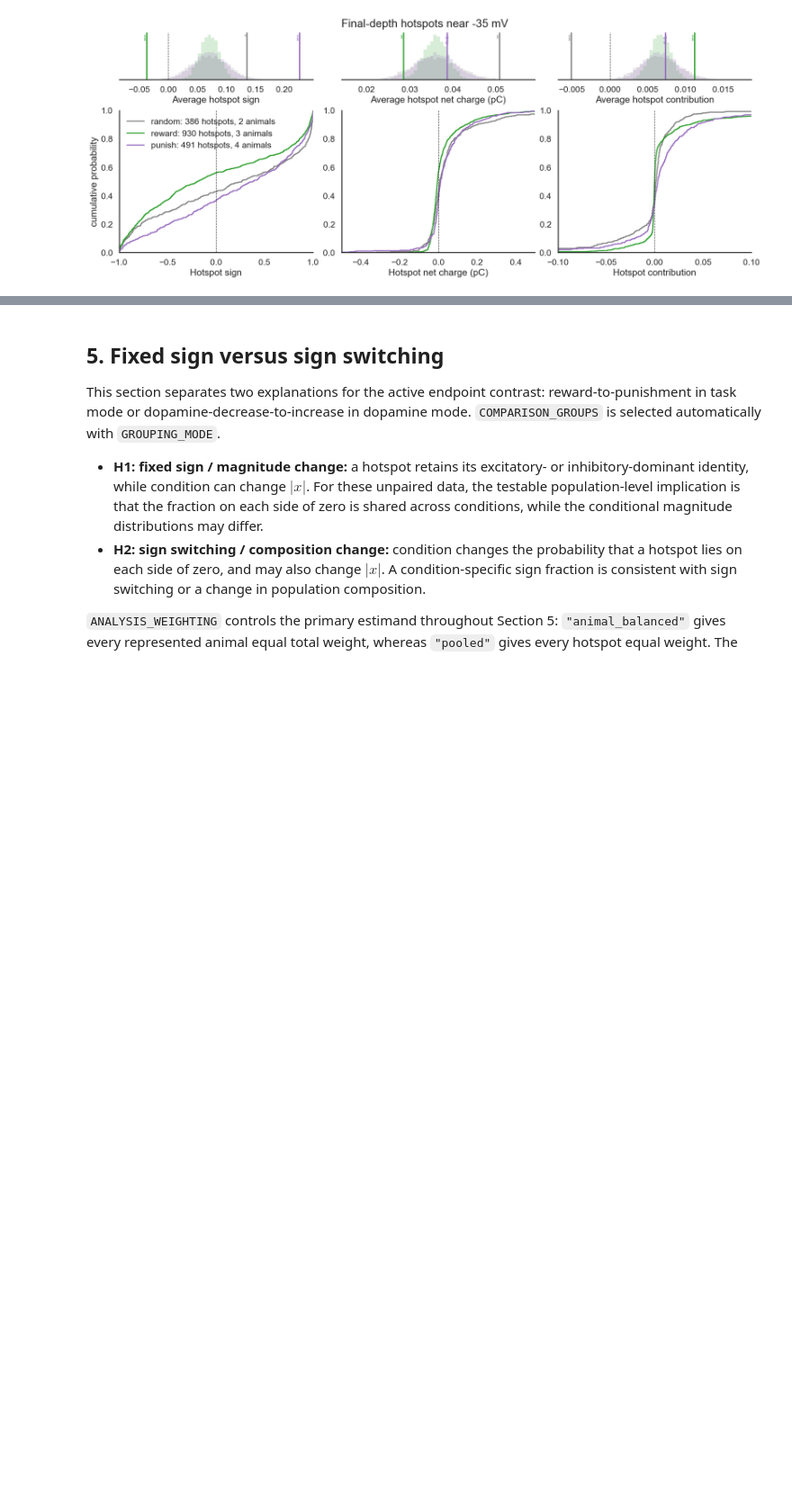
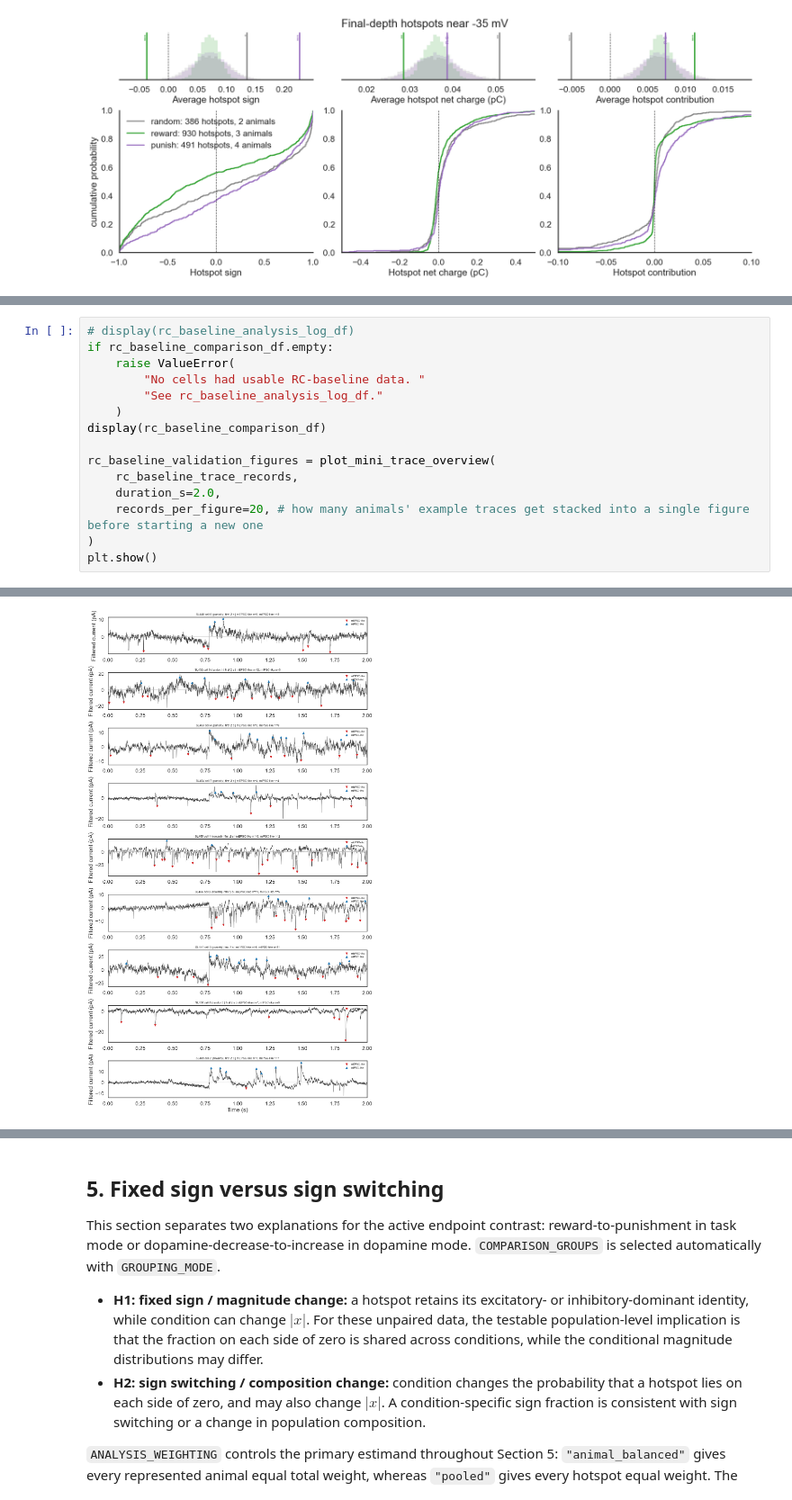
Before and after one commit to shunnnli/pyNeuroDAP, a Jupyter notebook: notebooks/Shun_dmd_analysis.ipynb, the cells around one changed output, grey strips where cells are left out. Shown at 90% size. Cells and saved outputs as stored; diff of their text form; blank space fills up the shorter version.

```diff
--- a/notebooks/Shun_dmd_analysis.ipynb
+++ b/notebooks/Shun_dmd_analysis.ipynb
@@ -2424,0 +2158,16 @@ plt.show()
+# %%
+# display(rc_baseline_analysis_log_df)
+if rc_baseline_comparison_df.empty:
+    raise ValueError(
+        "No cells had usable RC-baseline data. "
+        "See rc_baseline_analysis_log_df."
+    )
+display(rc_baseline_comparison_df)
+
+rc_baseline_validation_figures = plot_mini_trace_overview(
+    rc_baseline_trace_records,
+    duration_s=2.0,
+    records_per_figure=20, # how many animals' example traces get stacked into a single figure before starting a new one
+)
+plt.show()
+# %% [output]
@@ -2425,2 +2191,3 @@ plt.show()
+[figure, added]
 # %%
 # Cell-by-cell comparison of median signed hotspot and mini amplitudes.
```
Also changed, not shown: parts of 21 cells of this notebook, 2 other files.
